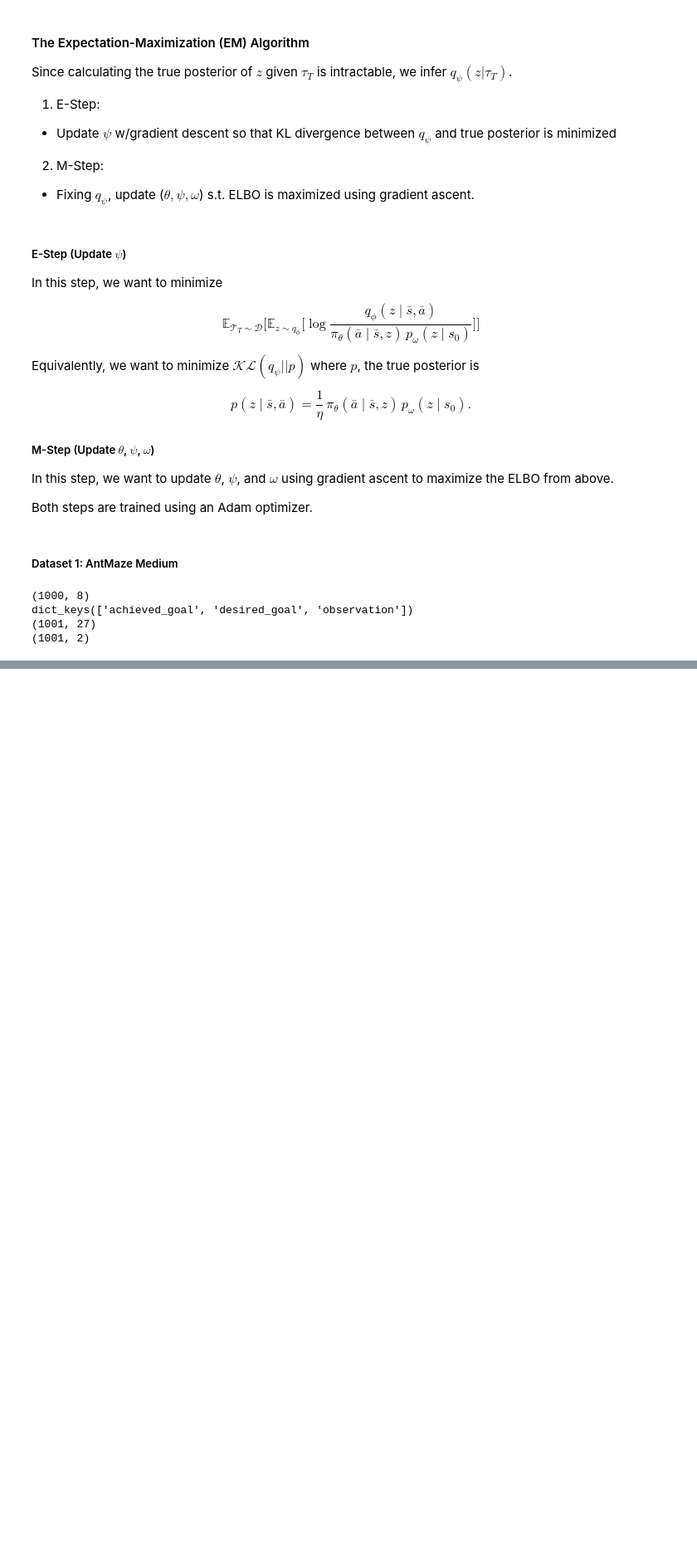
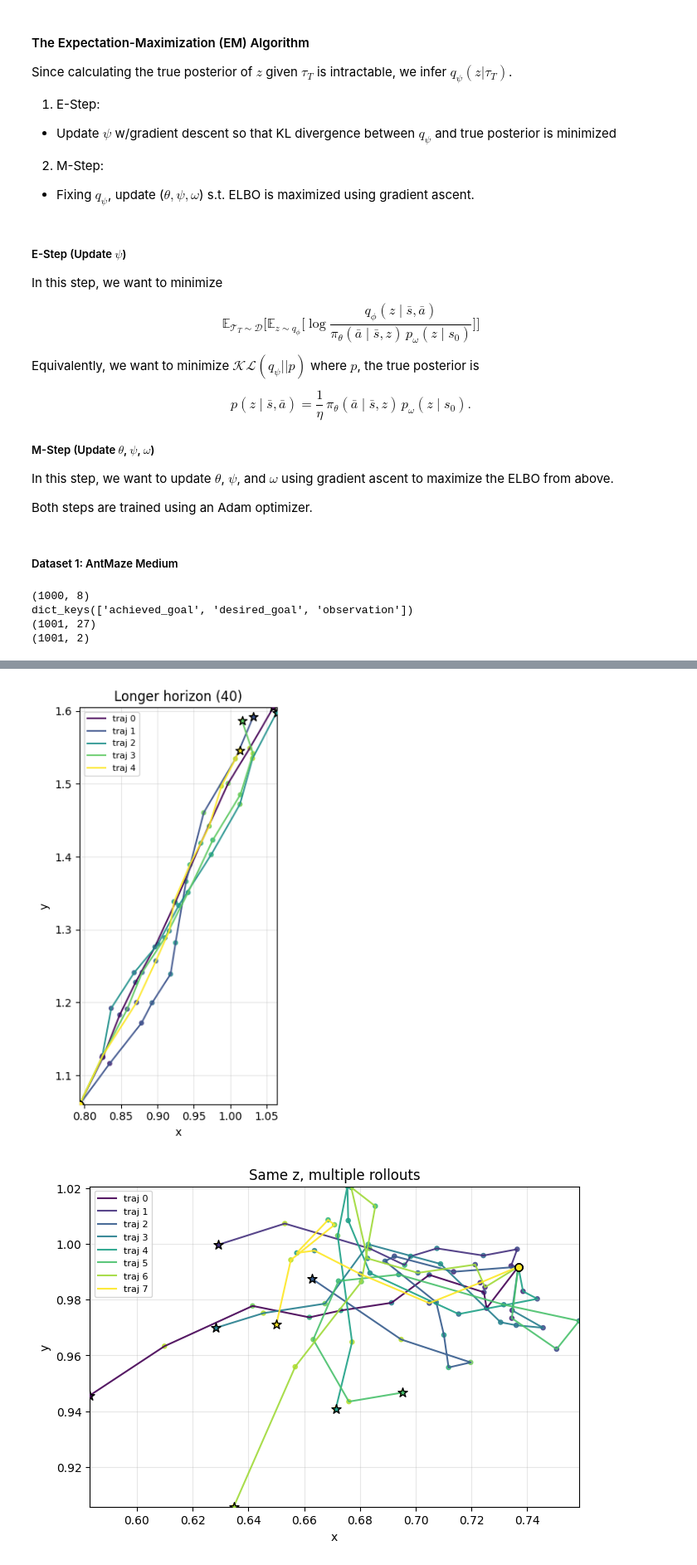
Before and after one commit to williamhuang08/Learning-Temporal-World-Models, a Jupyter notebook: model.ipynb, the cells around one changed output, grey strips where cells are left out. Shown at 83% size. Cells and saved outputs as stored; diff of their text form; code cells hidden in the pictures; blank space fills up the shorter version.

```diff
--- a/model.ipynb
+++ b/model.ipynb
@@ -574,0 +1314,15 @@ skill_model_training(loader, q_phi, pi_theta, p_psi, p_omega, epochs=25)
+# %%
+# resample skill every rollout
+trajs_xy_long, _ = rollout_xy_trajectories(env, s0_obs_ds, s0_ag_ds,
+                                           N_trajs=5, horizon=9,
+                                           resample_skill_per_traj=True, use_prior=True)
+plot_xy_trajectories(trajs_xy_long, title="Longer horizon (40)")
+
+# fixed-skill repeatability (should cluster)
+trajs_xy_fixed, _ = rollout_xy_trajectories(env, s0_obs_ds, s0_ag_ds,
+                                            N_trajs=8, horizon=9,
+                                            resample_skill_per_traj=False, use_prior=True)
+plot_xy_trajectories(trajs_xy_fixed, title="Same z, multiple rollouts")
+# %% [output]
+[figure, added]
+[figure, added]
```
Also changed, not shown: parts of 33 cells of this notebook, 6 other files.
